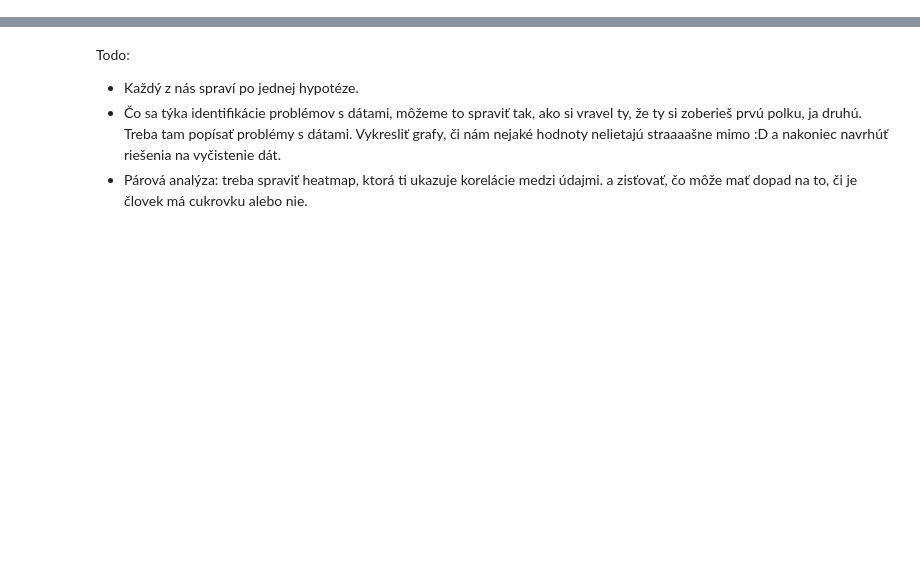
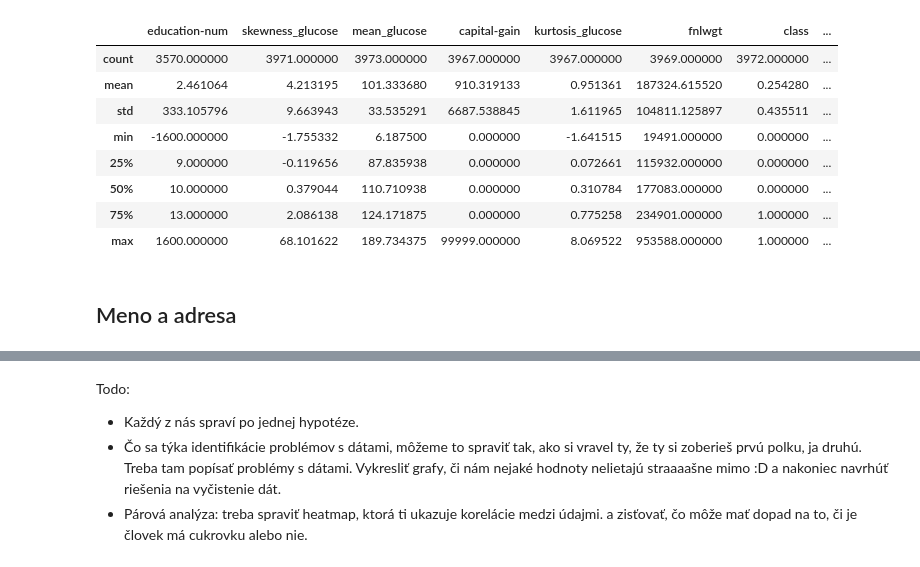
Before and after one commit to Gugliar/IAU-projekt, a Jupyter notebook: IAU_Tibensky_Jedinak.ipynb, the cells around one changed output, grey strips where cells are left out. Cells and saved outputs as stored; diff of their text form; code cells hidden in the pictures; blank space fills up the shorter version.

```diff
--- a/IAU_Tibensky_Jedinak.ipynb
+++ b/IAU_Tibensky_Jedinak.ipynb
@@ -55,0 +132,4 @@ A taktiež o ich zdravotnom stave:
+# %%
+display(data.describe(exclude=np.number))
+data.describe()
+# %% [output]
@@ -55,0 +141,11 @@ A taktiež o ich zdravotnom stave:
+|  | education-num | skewness_glucose | mean_glucose | capital-gain | kurtosis_glucose | fnlwgt | class | ... |
+| count | 3570.000000 | 3971.000000 | 3973.000000 | 3967.000000 | 3967.000000 | 3969.000000 | 3972.000000 | ... |
+| mean | 2.461064 | 4.213195 | 101.333680 | 910.319133 | 0.951361 | 187324.615520 | 0.254280 | ... |
+| std | 333.105796 | 9.663943 | 33.535291 | 6687.538845 | 1.611965 | 104811.125897 | 0.435511 | ... |
+| min | -1600.000000 | -1.755332 | 6.187500 | 0.000000 | -1.641515 | 19491.000000 | 0.000000 | ... |
+| 25% | 9.000000 | -0.119656 | 87.835938 | 0.000000 | 0.072661 | 115932.000000 | 0.000000 | ... |
+| 50% | 10.000000 | 0.379044 | 110.710938 | 0.000000 | 0.310784 | 177083.000000 | 0.000000 | ... |
+| 75% | 13.000000 | 2.086138 | 124.171875 | 0.000000 | 0.775258 | 234901.000000 | 1.000000 | ... |
+| max | 1600.000000 | 68.101622 | 189.734375 | 99999.000000 | 8.069522 | 953588.000000 | 1.000000 | ... |
+# %% [markdown]
+## Meno a adresa
```
Also changed, not shown: parts of 33 cells of this notebook, 1 other file.
